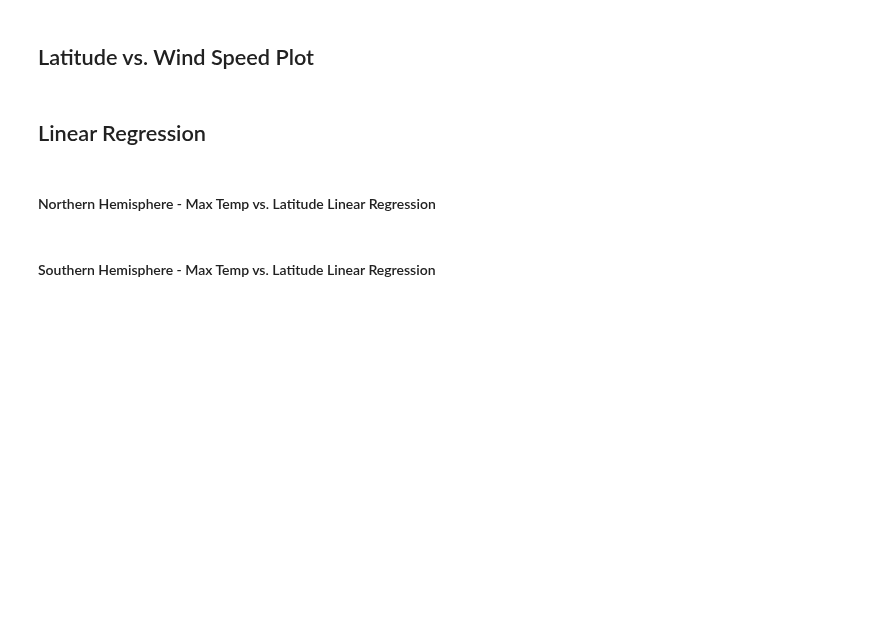
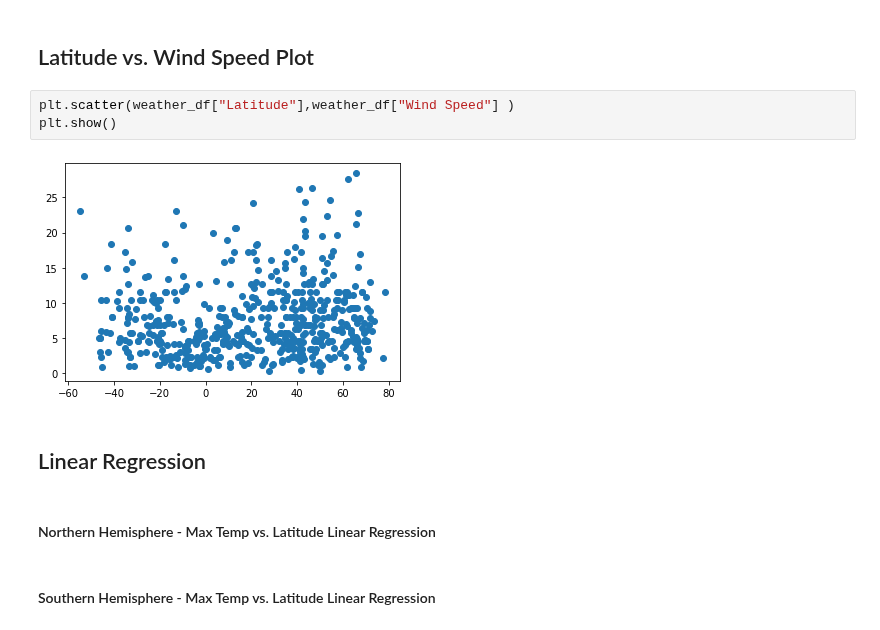
Before and after one commit to cyoungman9/python-api-challenge, a Jupyter notebook: WeatherPy/WeatherPy.ipynb, the cells around one changed output. Drawn from its saved outputs; the diff is of its cells as text; blank space fills up the shorter version.

```diff
--- a/WeatherPy/WeatherPy.ipynb
+++ b/WeatherPy/WeatherPy.ipynb
@@ -173,5 +207,10 @@ plt.show()
 # %% [markdown]
 ## Latitude vs. Wind Speed Plot
+# %%
+plt.scatter(weather_df["Latitude"],weather_df["Wind Speed"] )
+plt.show()
+# %% [output]
+[figure, added]
 # %% [markdown]
 ## Linear Regression
 # %% [markdown]
```
Also changed, not shown: parts of 9 cells of this notebook.
